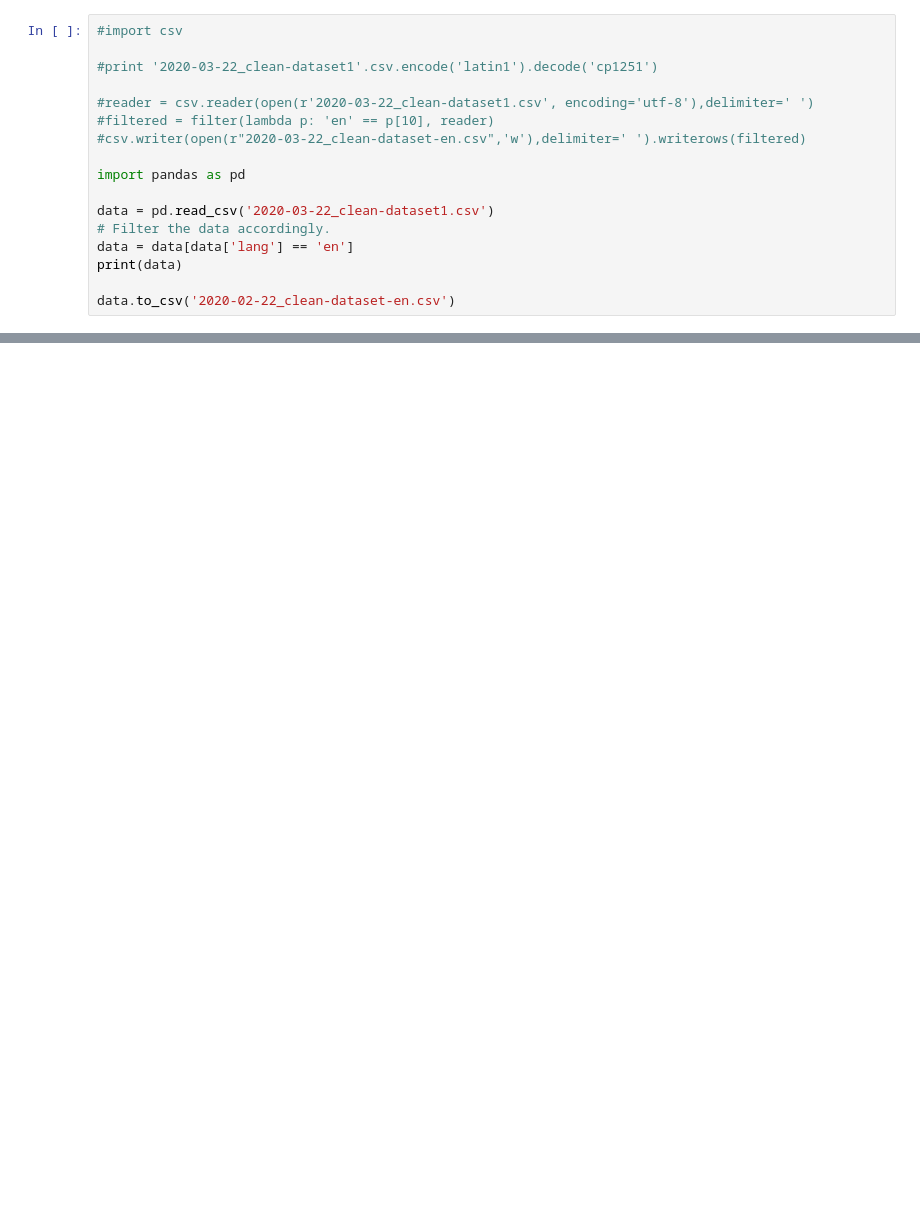
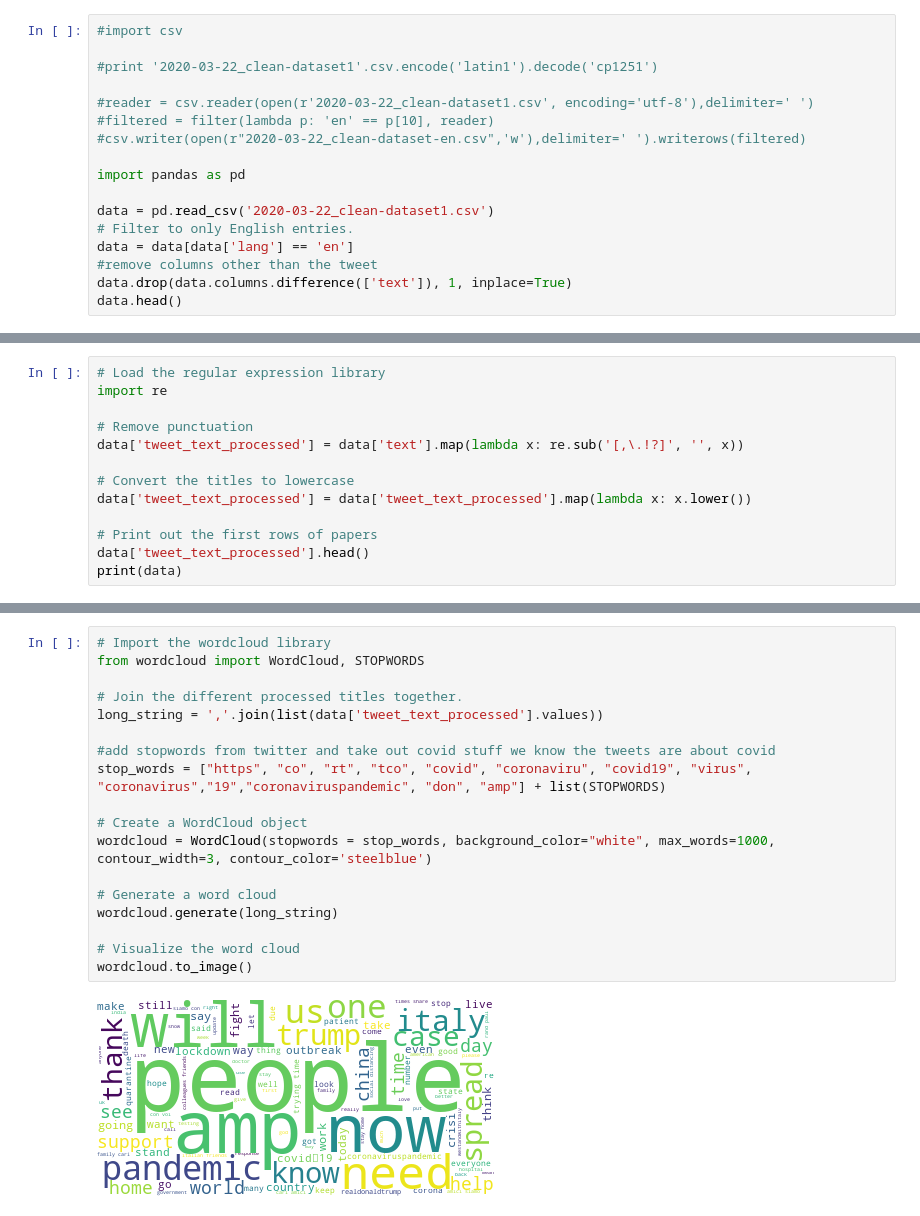
Before and after one commit to tatianaxochitl/BDA-594-COVID-Tweets, a Jupyter notebook: get_English_from_csv.ipynb, the cells around one changed output, grey strips where cells are left out. Drawn from its saved outputs; the diff is of its cells as text; blank space fills up the shorter version.

Commit message:
Add files via upload
added all the stuff from LDA analysis to do test LDA analysis on existing dataset

```diff
--- a/get_English_from_csv.ipynb
+++ b/get_English_from_csv.ipynb
@@ -10,9 +10,9 @@
 import pandas as pd
 
 data = pd.read_csv('2020-03-22_clean-dataset1.csv')
-# Filter the data accordingly.
+# Filter to only English entries.
 data = data[data['lang'] == 'en']
-print(data)
-
-data.to_csv('2020-02-22_clean-dataset-en.csv')
+#remove columns other than the tweet
+data.drop(data.columns.difference(['text']), 1, inplace=True)
+data.head()
 # %% [output]
@@ -35,0 +29,13 @@ data.to_csv('2020-02-22_clean-dataset-en.csv')
+# %%
+# Load the regular expression library
+import re
+
+# Remove punctuation
+data['tweet_text_processed'] = data['text'].map(lambda x: re.sub('[,\.!?]', '', x))
+
+# Convert the titles to lowercase
+data['tweet_text_processed'] = data['tweet_text_processed'].map(lambda x: x.lower())
+
+# Print out the first rows of papers
+data['tweet_text_processed'].head()
+print(data)
@@ -35,0 +62,20 @@ data.to_csv('2020-02-22_clean-dataset-en.csv')
+# %%
+# Import the wordcloud library
+from wordcloud import WordCloud, STOPWORDS
+
+# Join the different processed titles together.
+long_string = ','.join(list(data['tweet_text_processed'].values))
+
+#add stopwords from twitter and take out covid stuff we know the tweets are about covid
+stop_words = ["https", "co", "rt", "tco", "covid", "coronaviru", "covid19", "virus", "coronavirus","19","coronaviruspandemic", "don", "amp"] + list(STOPWORDS)
+
+# Create a WordCloud object
+wordcloud = WordCloud(stopwords = stop_words, background_color="white", max_words=1000, contour_width=3, contour_color='steelblue')
+
+# Generate a word cloud
+wordcloud.generate(long_string)
+
+# Visualize the word cloud
+wordcloud.to_image()
+# %% [output]
+[figure, added]
```
Also changed, not shown: parts of 7 cells of this notebook.
